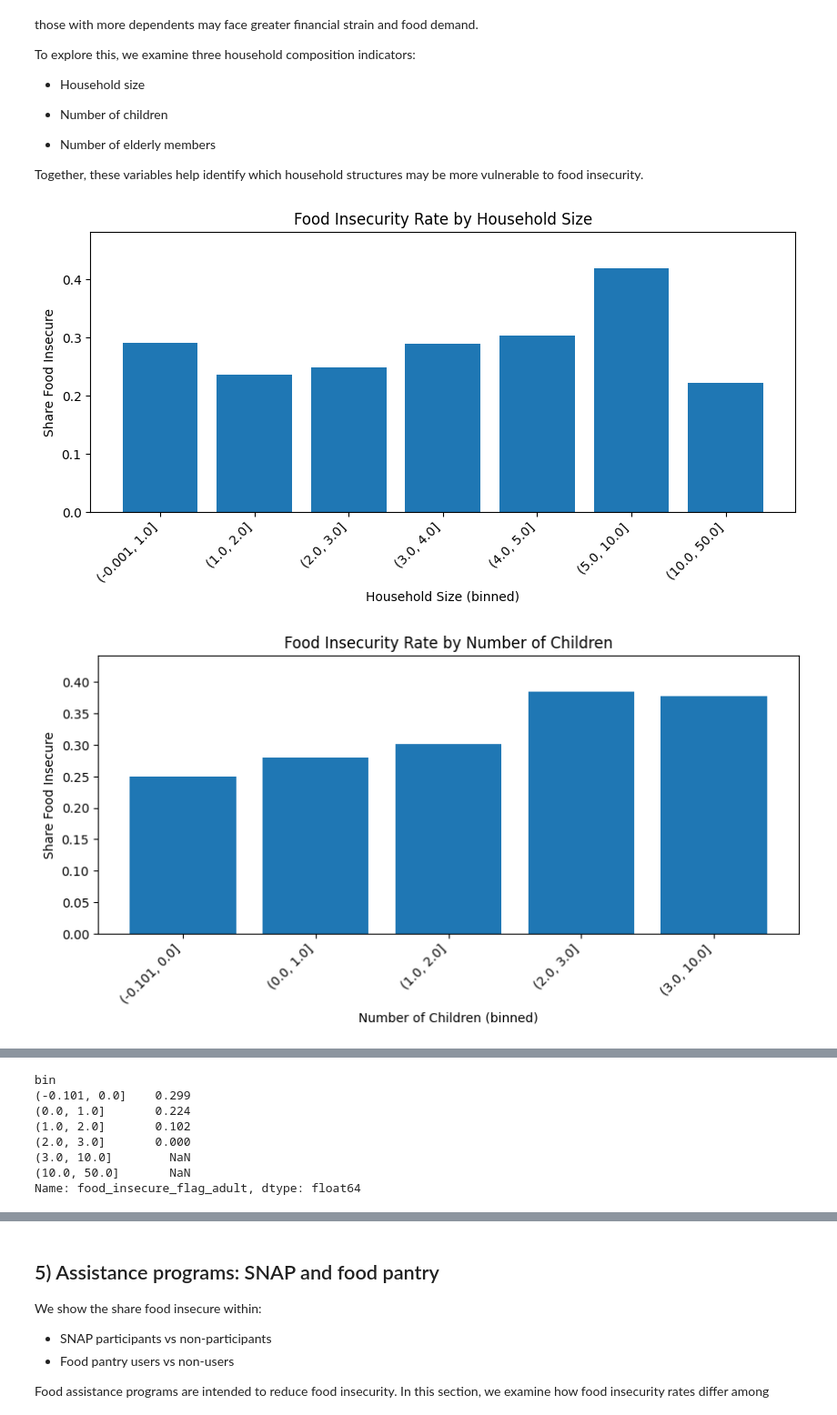
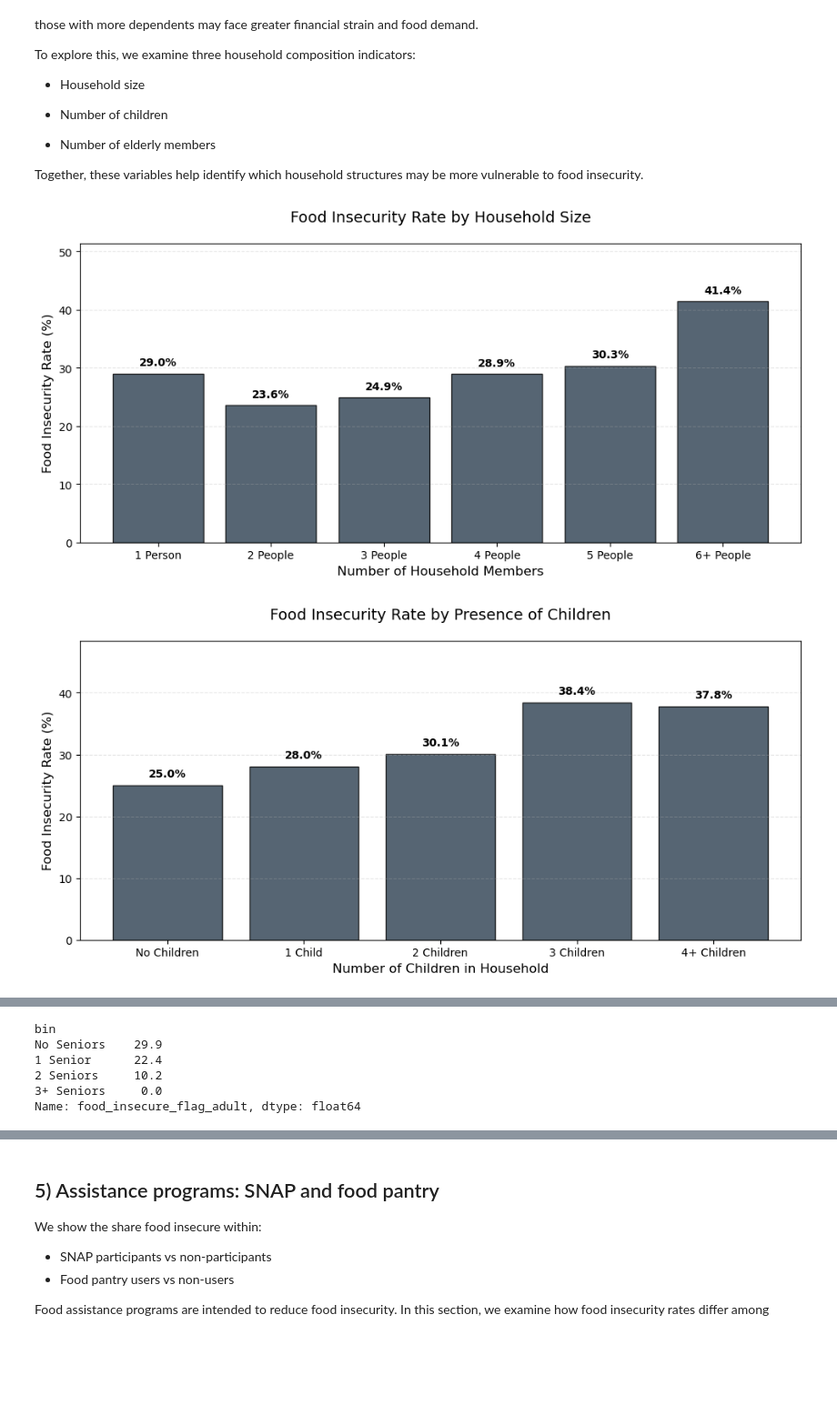
Before and after one commit to damilp36/foodinsecurity, a Jupyter notebook: food_insecurity.ipynb, the cells around one changed output, grey strips where cells are left out. Shown at 91% size. Saved outputs shown, nothing was run; the diff lists cells and outputs as text; code cells hidden in the pictures; blank space fills up the shorter version.

```diff
--- a/food_insecurity.ipynb
+++ b/food_insecurity.ipynb
@@ -275,43 +344,64 @@ To explore this, we examine three household composition indicators:
 
 Together, these variables help identify which household structures may be more vulnerable to food insecurity.
 # %%
-def rate_bar_by_binned_numeric(df, xcol, ycol, bins, title, xlabel):
+def rate_bar_by_binned_numeric(df, xcol, ycol, bins, labels, title, xlabel):
+    """
+    Plots a binned bar chart with human-readable labels and percentages.
+    """
     tmp = df[[xcol, ycol]].dropna().copy()
-    tmp["bin"] = pd.cut(tmp[xcol], bins=bins, include_lowest=True)
-    rate = tmp.groupby("bin")[ycol].mean()
-    plt.figure(figsize=(10,4))
-    plt.bar(rate.index.astype(str), rate.values)
-    plt.title(title)
-    plt.xlabel(xlabel)
-    plt.ylabel("Share Food Insecure")
-    plt.xticks(rotation=45, ha="right")
-    plt.ylim(0, min(1, max(rate.values)*1.15))
+    # Apply the bins and the custom labels
+    tmp["bin"] = pd.cut(tmp[xcol], bins=bins, labels=labels, include_lowest=True)
+
+    # Calculate rates as percentages
+    rate = tmp.groupby("bin", observed=True)[ycol].mean() * 100
+
+    plt.figure(figsize=(10, 5))
+    # Use a friendly professional blue
+    bars = plt.bar(rate.index.astype(str), rate.values, color='#2c3e50', edgecolor='black', alpha=0.8)
+
+    # Add percentage labels on top of bars
+    for bar in bars:
+        height = bar.get_height()
+        plt.text(bar.get_x() + bar.get_width()/2, height + 1, f'{height:.1f}%',
+                 ha='center', va='bottom', fontweight='bold', fontsize=10)
+
+    plt.title(title, fontsize=14, pad=20)
+    plt.xlabel(xlabel, fontsize=12)
+    plt.ylabel("Food Insecurity Rate (%)", fontsize=12)
+    plt.xticks(rotation=0) # Kept at 0 for readability if labels are short
+    plt.ylim(0, max(rate.values) + 10)
+    plt.grid(axis='y', linestyle='--', alpha=0.3)
+    plt.tight_layout()
     plt.show()
-    return rate.round(3)
 
-# Household size bins
+    return rate.round(1)
+
+# 1. Household Size - Groups individuals for better story context
 rate_bar_by_binned_numeric(
     df, "household_size", outcome,
-    bins=[0,1,2,3,4,5,10,50],
+    bins=[0, 1, 2, 3, 4, 5, 50],
+    labels=["1 Person", "2 People", "3 People", "4 People", "5 People", "6+ People"],
     title="Food Insecurity Rate by Household Size",
-    xlabel="Household Size (binned)"
+    xlabel="Number of Household Members"
 )
 
-# Number of children bins
+# 2. Number of Children - Highlights the vulnerability of families
 rate_bar_by_binned_numeric(
     df, "num_children", outcome,
-    bins=[-0.1,0,1,2,3,10,50],
-    title="Food Insecurity Rate by Number of Children",
-    xlabel="Number of Children (binned)"
+    bins=[-0.1, 0, 1, 2, 3, 50],
+    labels=["No Children", "1 Child", "2 Children", "3 Children", "4+ Children"],
+    title="Food Insecurity Rate by Presence of Children",
+    xlabel="Number of Children in Household"
 )
 
-# Number of elderly bins
+# 3. Number of Elderly - Shows the 'Senior Safety Net' effect
 rate_bar_by_binned_numeric(
     df, "num_elderly", outcome,
-    bins=[-0.1,0,1,2,3,10,50],
-    title="Food Insecurity Rate by Number of Elderly Members",
-    xlabel="Number of Elderly (binned)"
+    bins=[-0.1, 0, 1, 2, 50],
+    labels=["No Seniors", "1 Senior", "2 Seniors", "3+ Seniors"],
+    title="Food Insecurity Rate by Presence of Seniors (65+)",
+    xlabel="Number of Elderly Members"
 )
 # %% [output]
-[figure, old version]
+[figure, new version]
-[figure, old version]
+[figure, new version]
@@ -319,9 +409,7 @@ rate_bar_by_binned_numeric(
 bin
-(-0.101, 0.0]    0.299
-(0.0, 1.0]       0.224
-(1.0, 2.0]       0.102
-(2.0, 3.0]       0.000
-(3.0, 10.0]        NaN
-(10.0, 50.0]       NaN
+No Seniors    29.9
+1 Senior      22.4
+2 Seniors     10.2
+3+ Seniors     0.0
 Name: food_insecure_flag_adult, dtype: float64
 # %% [markdown]
```
Also changed, not shown: parts of 33 cells of this notebook.
